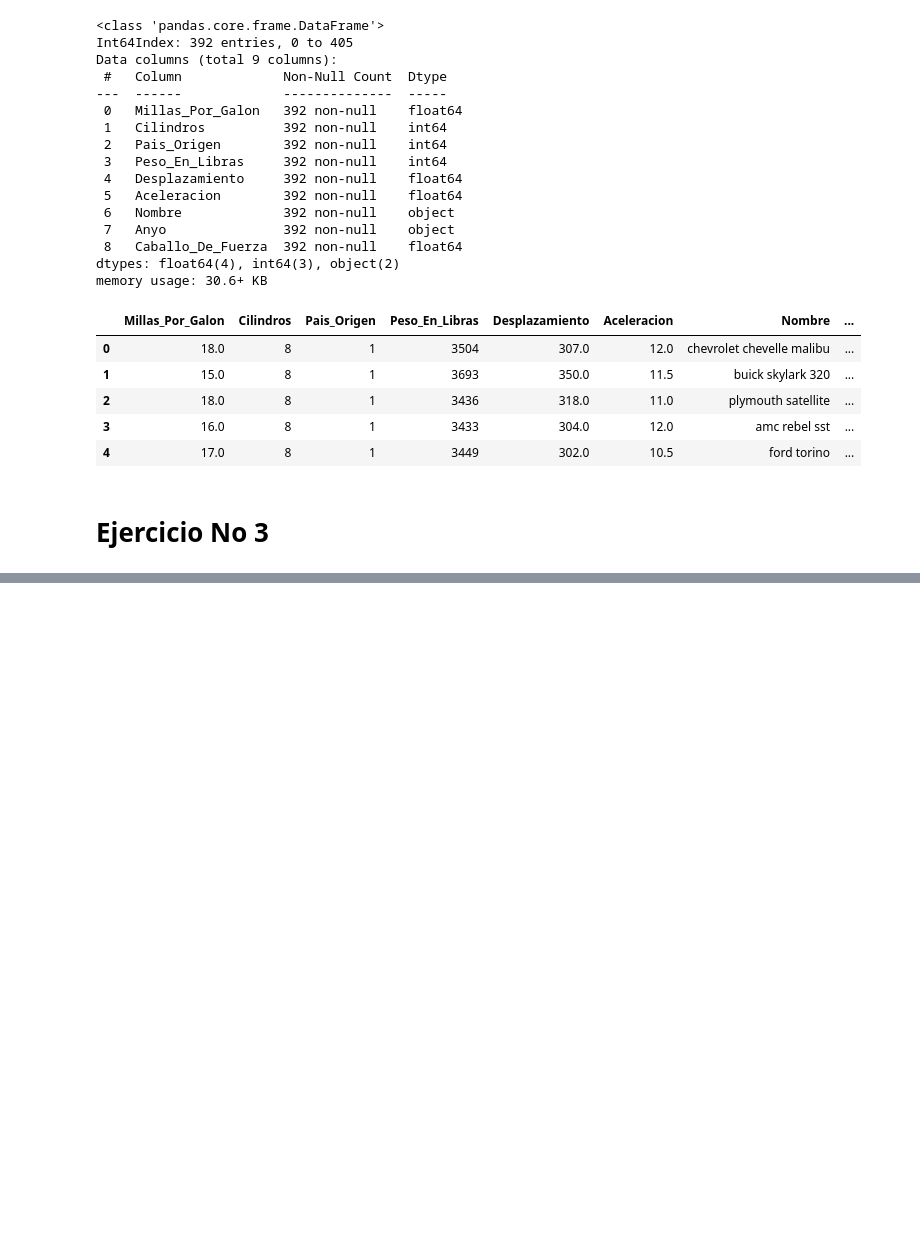
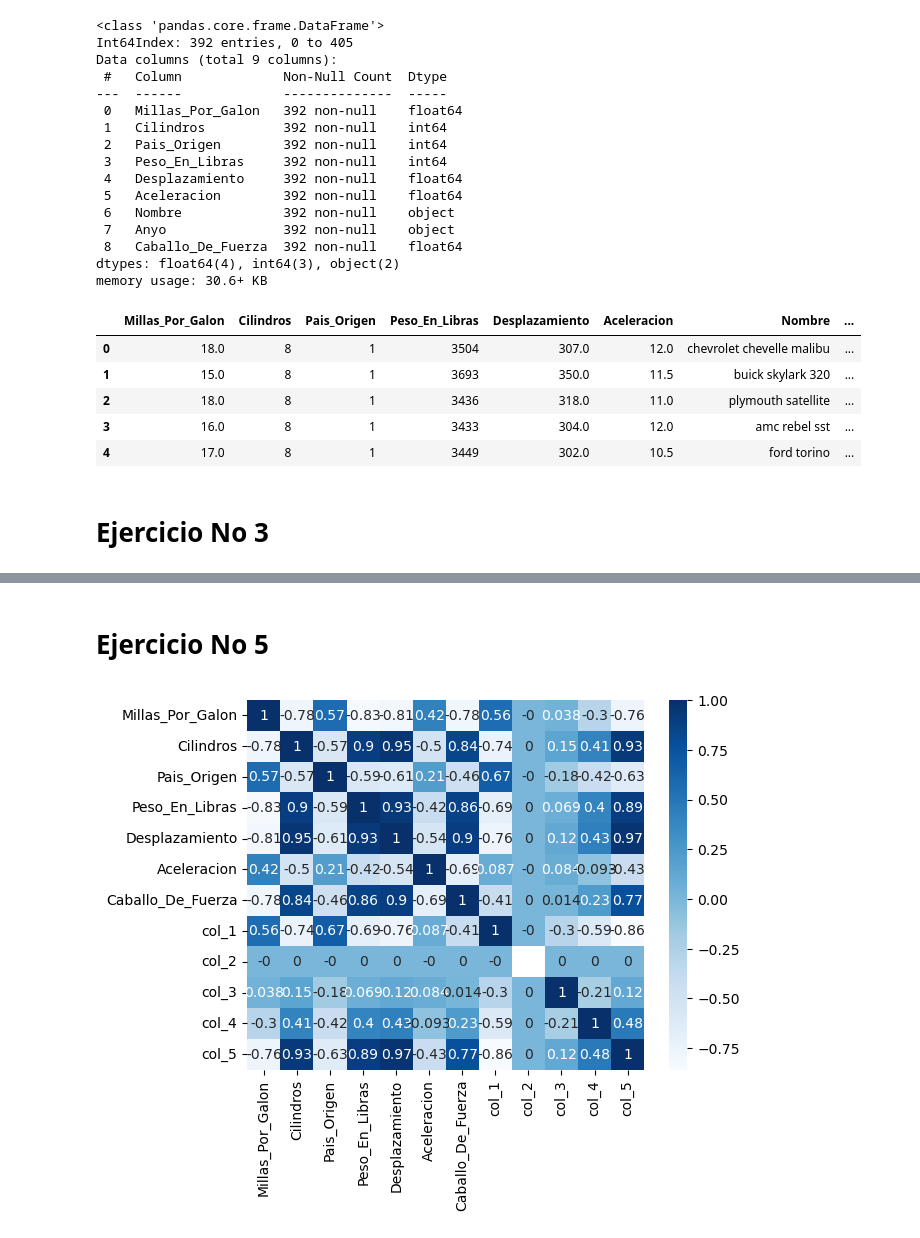
Before and after one commit to chrisprodev/ds_project_02, a Jupyter notebook: main.ipynb, the cells around one changed output, grey strips where cells are left out. Cells and saved outputs as stored; diff of their text form; code cells hidden in the pictures; blank space fills up the shorter version.

```diff
--- a/main.ipynb
+++ b/main.ipynb
@@ -99,10 +96,10 @@ var2 = dataFrame['Caballo_De_Fuerza']
 # %%
 # agregando las variable numericas solicitadas
-dataFrame['col_1'] = log10(var1/var2)
-dataFrame['col_2'] = sqrt(var1)*exp(var2)/200
-dataFrame['col_3'] = np.where(var1 > var2, 3, 5)
-dataFrame['col_4'] =  1/log(var1/var2)*100
-dataFrame['col_5'] = var2**2/var1
+dataFrame = dataFrame.assign(col_1=log10(var1/var2))
+dataFrame = dataFrame.assign(col_2=sqrt(var1)*(exp(var2)/200))
+dataFrame = dataFrame.assign(col_3=np.where(var1 > var2, 3, 5))
+dataFrame = dataFrame.assign(col_4=1/log(var1/var2)*100)
+dataFrame = dataFrame.assign(col_5=var2**2/var1)
 dataFrame.head()
 # %% [output]
 |  | Millas_Por_Galon | Cilindros | Pais_Origen | Peso_En_Libras | Desplazamiento | Aceleracion | Nombre | ... |
@@ -115,0 +161,11 @@ dataFrame.head()
+# %% [markdown]
+# Ejercicio No 5
+# %%
+def show_heatmap():
+    sns.heatmap(dataFrame.corr(),annot=True, cmap='Blues')
+    plt.show()
+
+
+show_heatmap()
+# %% [output]
+[figure, added]
```
Also changed, not shown: parts of 6 cells of this notebook.
